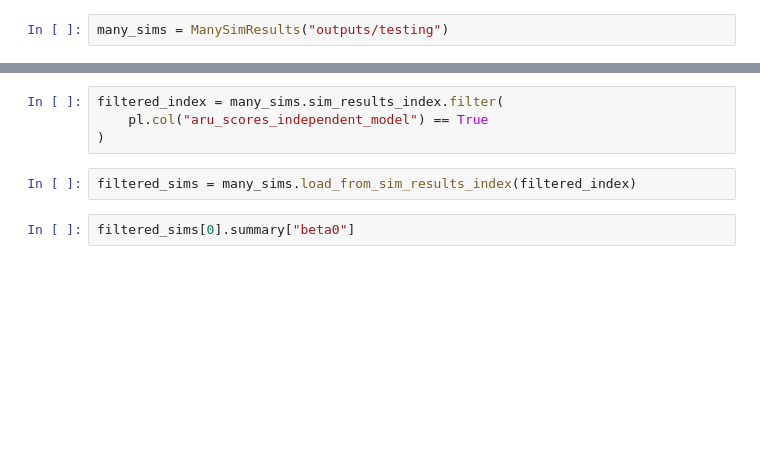
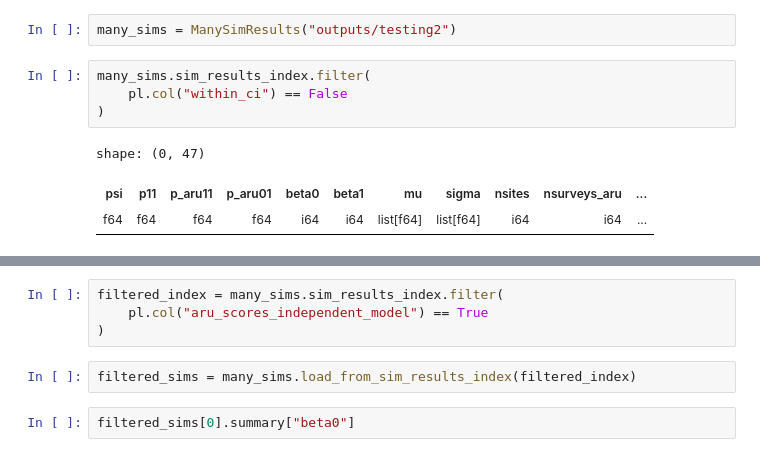
Before and after one commit to calacademy-research/COMB, a Jupyter notebook: paper_assets/python/simulation/sim_results_eda.ipynb, the cells around one changed output, grey strips where cells are left out. Cells and saved outputs as stored; diff of their text form; blank space fills up the shorter version.

```diff
--- a/paper_assets/python/simulation/sim_results_eda.ipynb
+++ b/paper_assets/python/simulation/sim_results_eda.ipynb
@@ -4,2 +45,10 @@ import polars as pl
 # %%
-many_sims = ManySimResults("outputs/testing")
+many_sims = ManySimResults("outputs/testing2")
+# %%
+many_sims.sim_results_index.filter(
+    pl.col("within_ci") == False
+)
+# %% [output]
+shape: (0, 47)
+| psi | p11 | p_aru11 | p_aru01 | beta0 | beta1 | mu | sigma | nsites | nsurveys_aru | ... |
+| f64 | f64 | f64 | f64 | i64 | i64 | list[f64] | list[f64] | i64 | i64 | ... |
```
Also changed, not shown: parts of 21 cells of this notebook, 3 other files.
